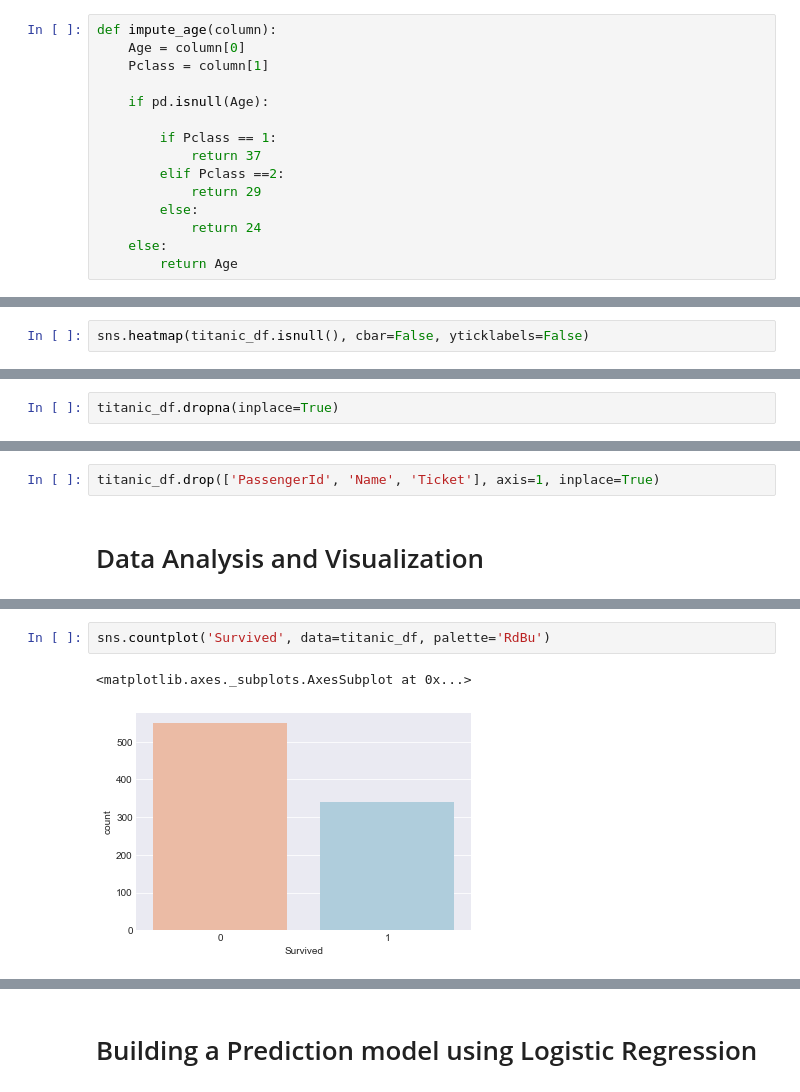
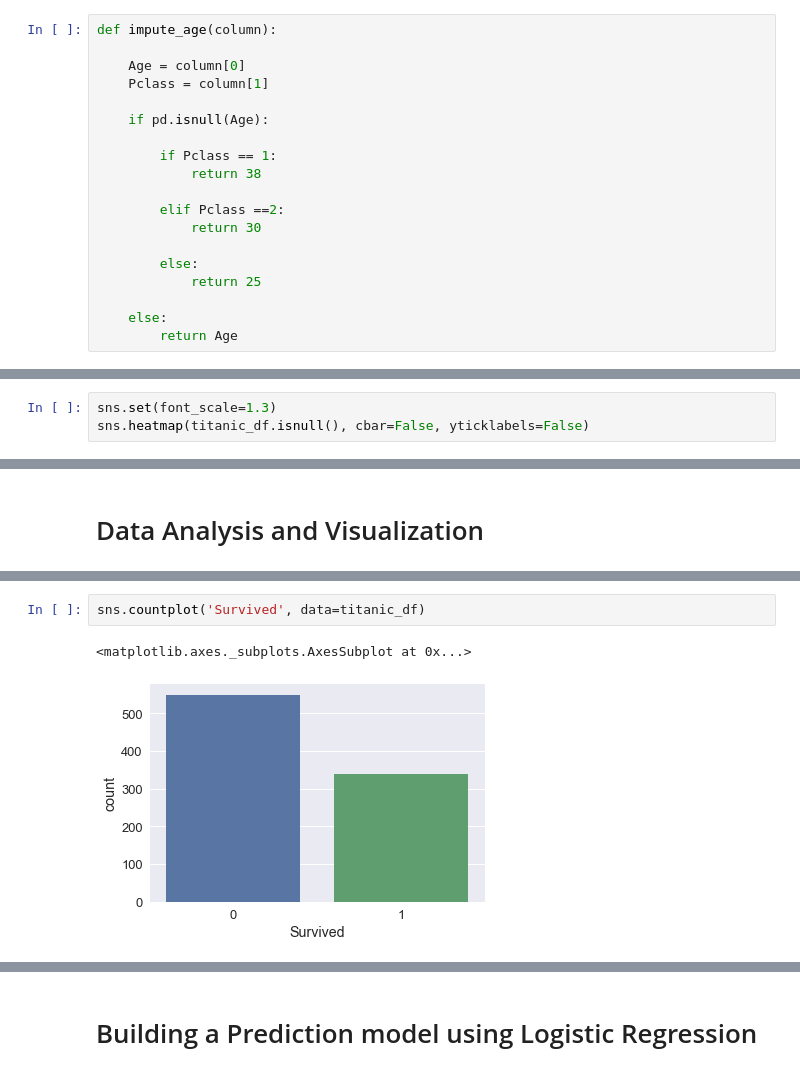
Before and after one commit to deartanapol10/ddear10-portfolio, a Jupyter notebook: Titanic.ipynb, the cells around one changed output, grey strips where cells are left out. Drawn from its saved outputs; the diff is of its cells as text.

```diff
--- a/Titanic.ipynb
+++ b/Titanic.ipynb
@@ -66,16 +88,20 @@ sns.boxplot(x='Pclass', y='Age', data=titanic_df, palette='Blues_d')
 # %%
 def impute_age(column):
+
     Age = column[0]
     Pclass = column[1]
 
     if pd.isnull(Age):
 
         if Pclass == 1:
-            return 37
+            return 38
+
         elif Pclass ==2:
-            return 29
+            return 30
+
         else:
-            return 24
+            return 25
+
     else:
         return Age
 # %%
@@ -83,4 +117,5 @@ titanic_df['Age'] = titanic_df[['Age', 'Pclass']].apply(impute_age, axis=1)
 # %%
+sns.set(font_scale=1.3)
 sns.heatmap(titanic_df.isnull(), cbar=False, yticklabels=False)
 # %% [output]
 <matplotlib.axes._subplots.AxesSubplot at 0x...>
@@ -96,2 +122,0 @@ titanic_df.drop('Cabin', axis=1, inplace=True)
-# %%
-titanic_df.dropna(inplace=True)
@@ -109,5 +123,3 @@ sns.heatmap(titanic_df.corr(), annot=True)
-# %%
-titanic_df.drop(['PassengerId', 'Name', 'Ticket'], axis=1, inplace=True)
 # %% [markdown]
 # Data Analysis and Visualization
 # %%
@@ -122,5 +134,5 @@ titanic_df.sample(5)
 # %%
-sns.countplot('Survived', data=titanic_df, palette='RdBu')
+sns.countplot('Survived', data=titanic_df)
 # %% [output]
 <matplotlib.axes._subplots.AxesSubplot at 0x...>
-[figure, old version]
+[figure, new version]
```
Also changed, not shown: parts of 37 cells of this notebook.
